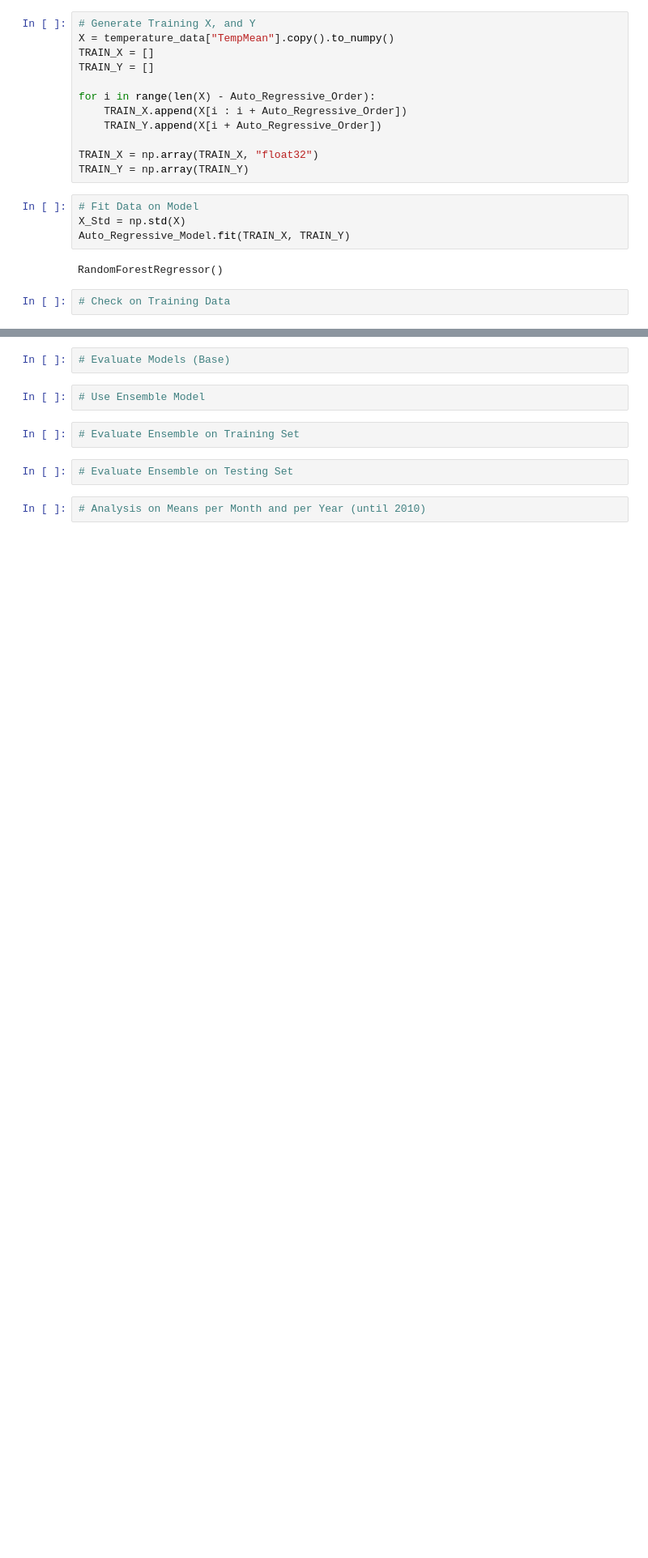
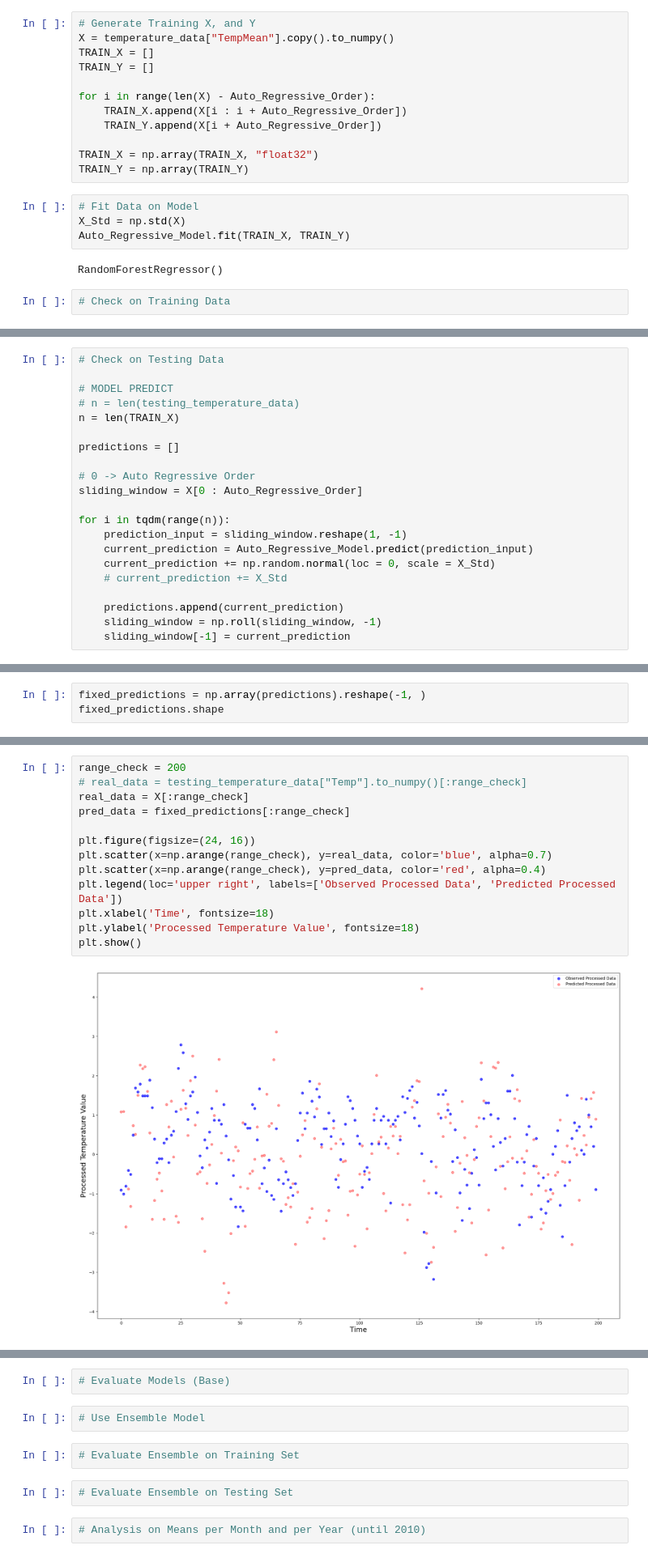
Before and after one commit to alaricespina/Thesis-Repository, a Jupyter notebook: Auto Regressive Ensemble Modelling/Personal AutoRegressive.ipynb, the cells around one changed output, grey strips where cells are left out. Shown at 81% size. Drawn from its saved outputs; the diff is of its cells as text; blank space fills up the shorter version.

Commit message:
Update Auto Regressive Need Desktop to work

```diff
--- a/Auto Regressive Ensemble Modelling/Personal AutoRegressive.ipynb
+++ b/Auto Regressive Ensemble Modelling/Personal AutoRegressive.ipynb
@@ -226,0 +216,21 @@ testing_temperature_data
+# %%
+# Check on Testing Data
+
+# MODEL PREDICT
+# n = len(testing_temperature_data)
+n = len(TRAIN_X)
+
+predictions = []
+
+# 0 -> Auto Regressive Order
+sliding_window = X[0 : Auto_Regressive_Order]
+
+for i in tqdm(range(n)):
+    prediction_input = sliding_window.reshape(1, -1)
+    current_prediction = Auto_Regressive_Model.predict(prediction_input)
+    current_prediction += np.random.normal(loc = 0, scale = X_Std)
+    # current_prediction += X_Std
+
+    predictions.append(current_prediction)
+    sliding_window = np.roll(sliding_window, -1)
+    sliding_window[-1] = current_prediction
@@ -226,0 +243,3 @@ testing_temperature_data
+# %%
+fixed_predictions = np.array(predictions).reshape(-1, )
+fixed_predictions.shape
@@ -226,0 +248,15 @@ testing_temperature_data
+# %%
+range_check = 200
+# real_data = testing_temperature_data["Temp"].to_numpy()[:range_check]
+real_data = X[:range_check]
+pred_data = fixed_predictions[:range_check]
+
+plt.figure(figsize=(24, 16))
+plt.scatter(x=np.arange(range_check), y=real_data, color='blue', alpha=0.7)
+plt.scatter(x=np.arange(range_check), y=pred_data, color='red', alpha=0.4)
+plt.legend(loc='upper right', labels=['Observed Processed Data', 'Predicted Processed Data'])
+plt.xlabel('Time', fontsize=18)
+plt.ylabel('Processed Temperature Value', fontsize=18)
+plt.show()
+# %% [output]
+[figure, added]
```
Also changed, not shown: parts of 10 cells of this notebook.
